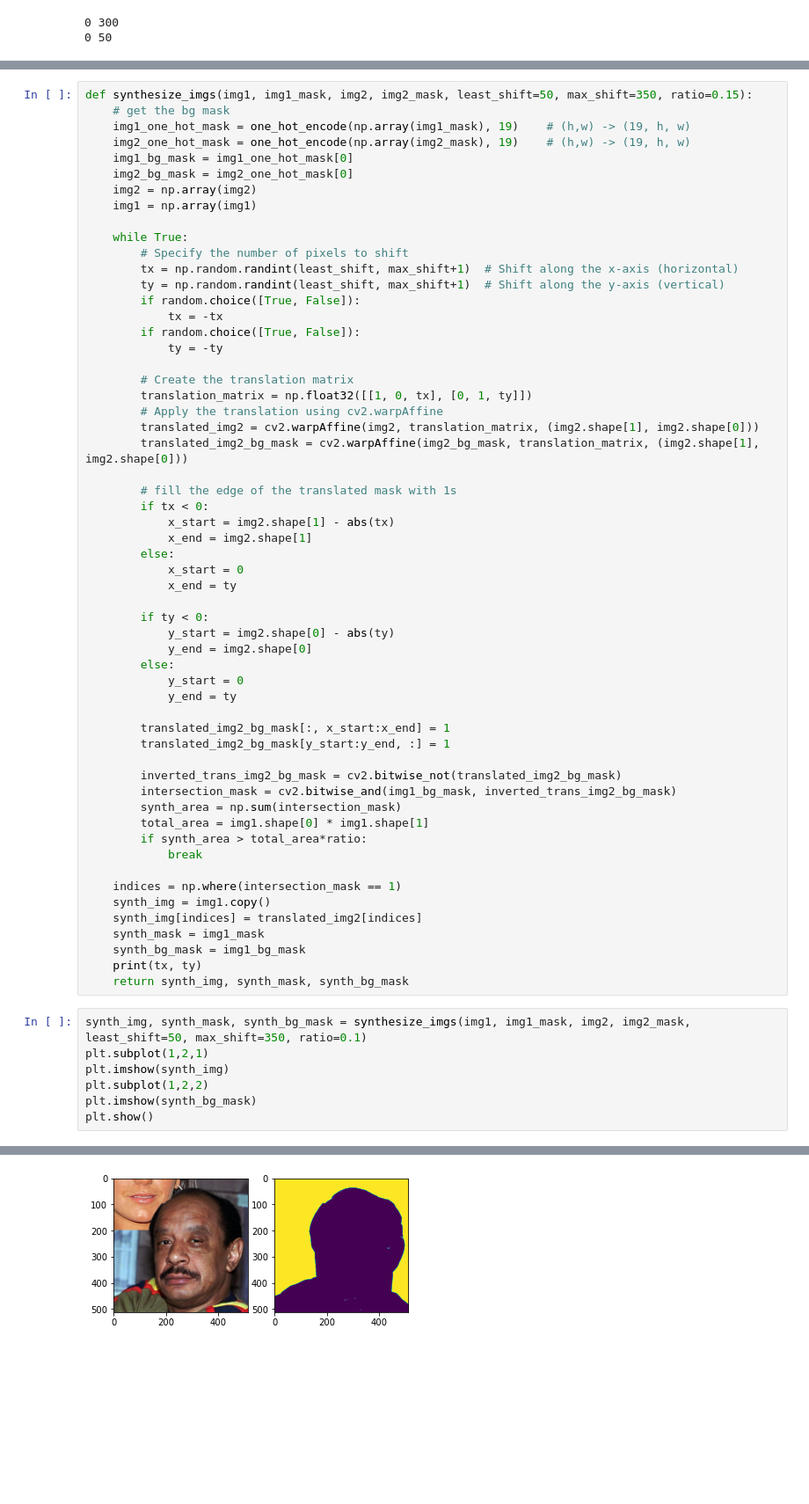
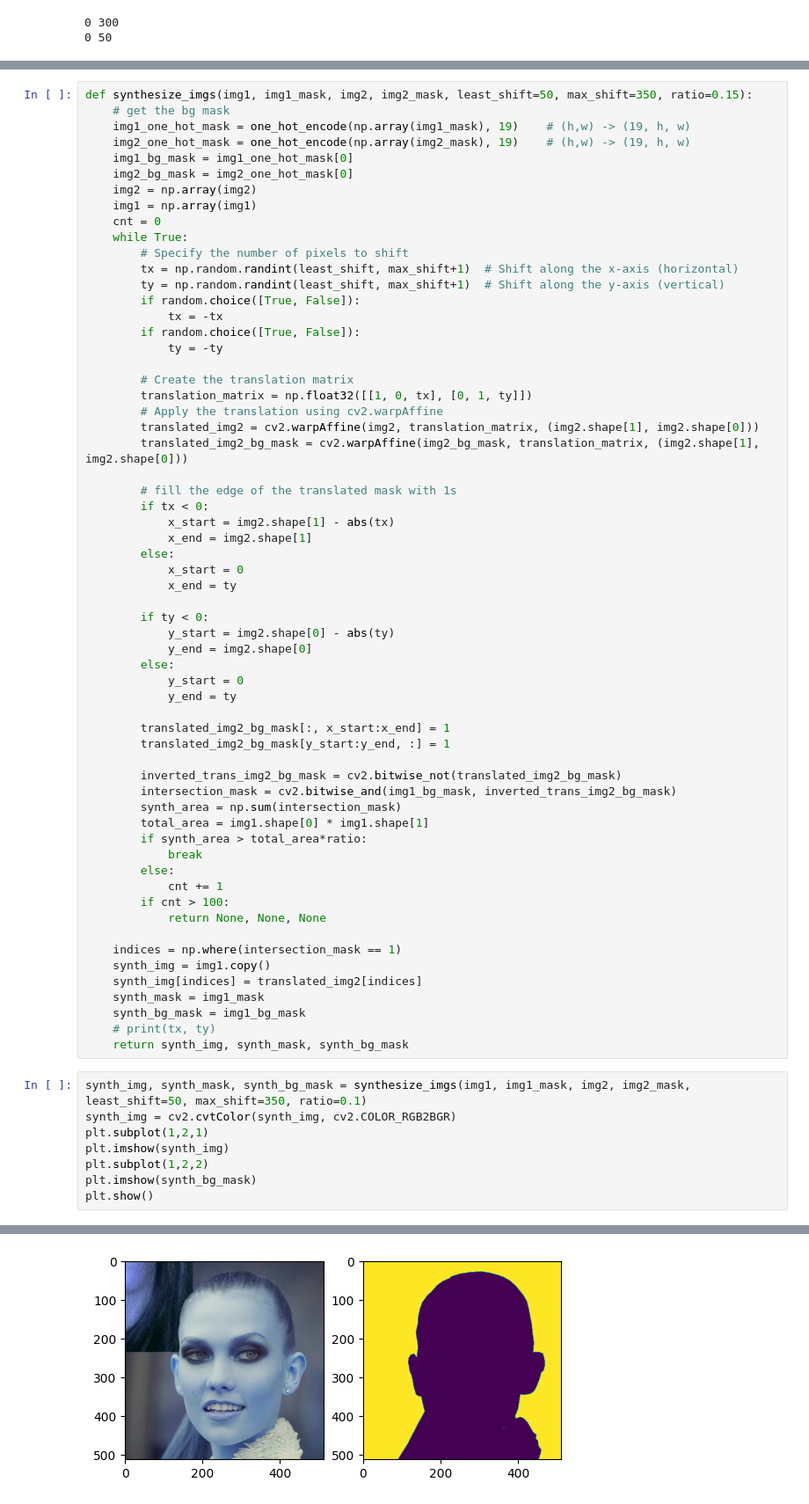
Before and after one commit to hhs900419/Face-Parsing-Project, a Jupyter notebook: sythesize.ipynb, the cells around one changed output, grey strips where cells are left out. Shown at 88% size. Drawn from its saved outputs; the diff is of its cells as text; blank space fills up the shorter version.

Commit message:
synth dataset complete

```diff
--- a/sythesize.ipynb
+++ b/sythesize.ipynb
@@ -221,7 +223,7 @@ def synthesize_imgs(img1, img1_mask, img2, img2_mask, least_shift=50, max_shift=
     img2_bg_mask = img2_one_hot_mask[0]
     img2 = np.array(img2)
     img1 = np.array(img1)
-
+    cnt = 0
     while True:
         # Specify the number of pixels to shift
         tx = np.random.randint(least_shift, max_shift+1)  # Shift along the x-axis (horizontal)
@@ -261,16 +263,21 @@ def synthesize_imgs(img1, img1_mask, img2, img2_mask, least_shift=50, max_shift=
         total_area = img1.shape[0] * img1.shape[1]
         if synth_area > total_area*ratio:
             break
+        else:
+            cnt += 1
+        if cnt > 100:
+            return None, None, None
 
     indices = np.where(intersection_mask == 1)
     synth_img = img1.copy()
     synth_img[indices] = translated_img2[indices]
     synth_mask = img1_mask
     synth_bg_mask = img1_bg_mask
-    print(tx, ty)
+    # print(tx, ty)
     return synth_img, synth_mask, synth_bg_mask
 # %%
 synth_img, synth_mask, synth_bg_mask = synthesize_imgs(img1, img1_mask, img2, img2_mask, least_shift=50, max_shift=350, ratio=0.1)
+synth_img = cv2.cvtColor(synth_img, cv2.COLOR_RGB2BGR)
 plt.subplot(1,2,1)
 plt.imshow(synth_img)
 plt.subplot(1,2,2)
@@ -281,4 +287,4 @@ plt.show()
-[figure, old version]
+[figure, new version]
 # %%
 synth_img = cv2.cvtColor(synth_img, cv2.COLOR_RGB2BGR)
 cv2.imwrite("/home/hsu/HD/CV/face_parsing_mod/test.jpg", synth_img)
```
Also changed, not shown: parts of 10 cells of this notebook, 1 other file.
